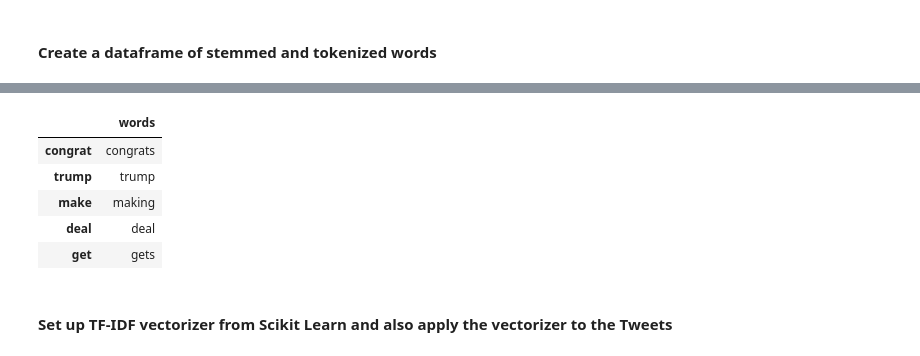
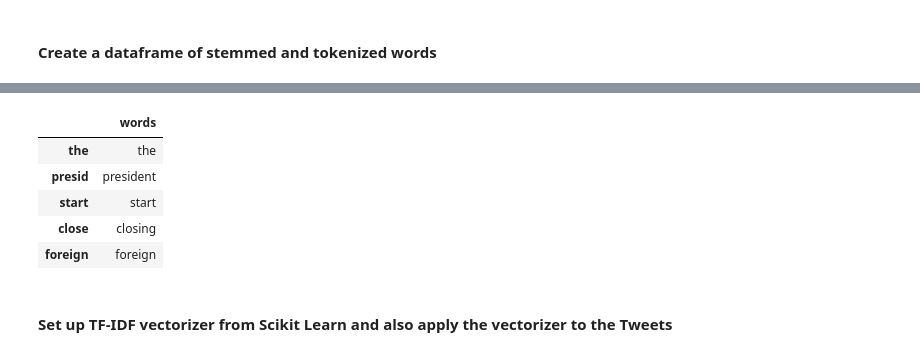
Before and after one commit to segalgouldn/CMSC251-Final-Project, a Jupyter notebook: Introduction to Artificial Intelligence Final Project.ipynb, the cells around one changed output, grey strips where cells are left out. Saved outputs shown, nothing was run; the diff lists cells and outputs as text; code cells hidden in the pictures.

```diff
--- a/Introduction to Artificial Intelligence Final Project.ipynb
+++ b/Introduction to Artificial Intelligence Final Project.ipynb
@@ -167,12 +199,12 @@ There are 133507 items in vocab_frame
 # %%
-vocab_frame.head()
+vocab_frame.tail()
 # %% [output]
 |  | words |
-| congrat | congrats |
-| trump | trump |
-| make | making |
-| deal | deal |
-| get | gets |
+| the | the |
+| presid | president |
+| start | start |
+| close | closing |
+| foreign | foreign |
 # %% [markdown]
 #### Set up TF-IDF vectorizer from Scikit Learn and also apply the vectorizer to the Tweets
 # %%
```
Also changed, not shown: parts of 60 cells of this notebook, 3 other files.
